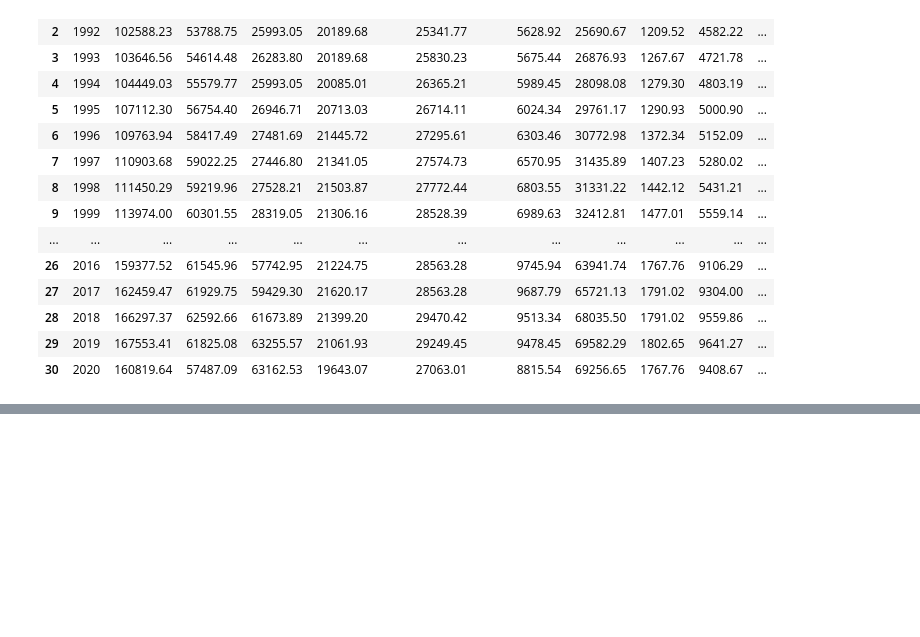
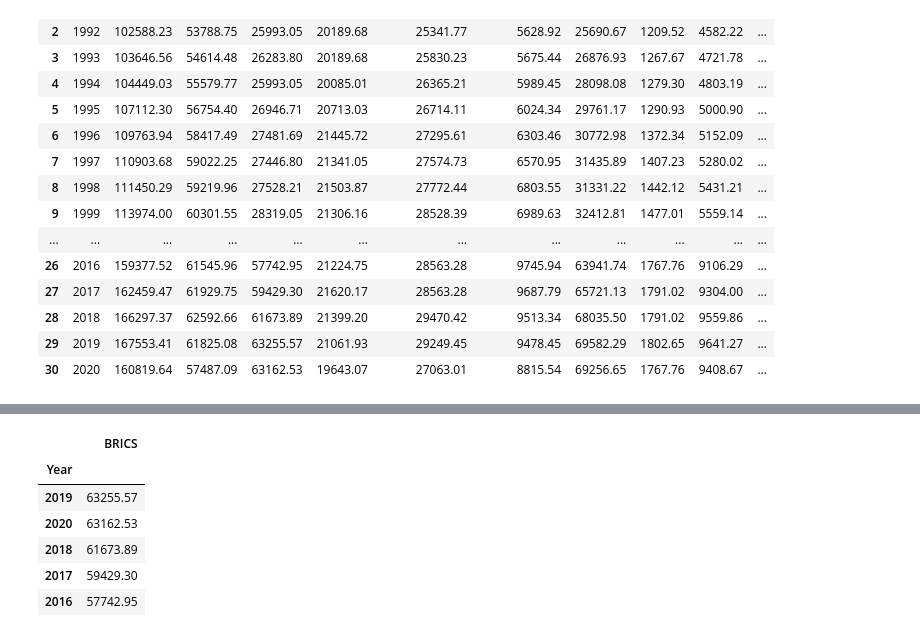
Before and after one commit to Alimva/Trabalho-Final-de-Dados, a Jupyter notebook: main/Notebooks/EDAs/alice_martins.ipynb, the cells around one changed output, grey strips where cells are left out. Saved outputs shown, nothing was run; the diff lists cells and outputs as text; code cells hidden in the pictures; blank space fills up the shorter version.

```diff
--- a/main/Notebooks/EDAs/alice_martins.ipynb
+++ b/main/Notebooks/EDAs/alice_martins.ipynb
@@ -25,0 +52,11 @@ df
+# %%
+dt = df.sort_values(by = ['BRICS'], ascending = False)
+dt.iloc[:5, 2:3]
+# %% [output]
+|  | BRICS |
+| Year |  |
+| 2019 | 63255.57 |
+| 2020 | 63162.53 |
+| 2018 | 61673.89 |
+| 2017 | 59429.30 |
+| 2016 | 57742.95 |
```
Also changed, not shown: parts of 53 cells of this notebook.
